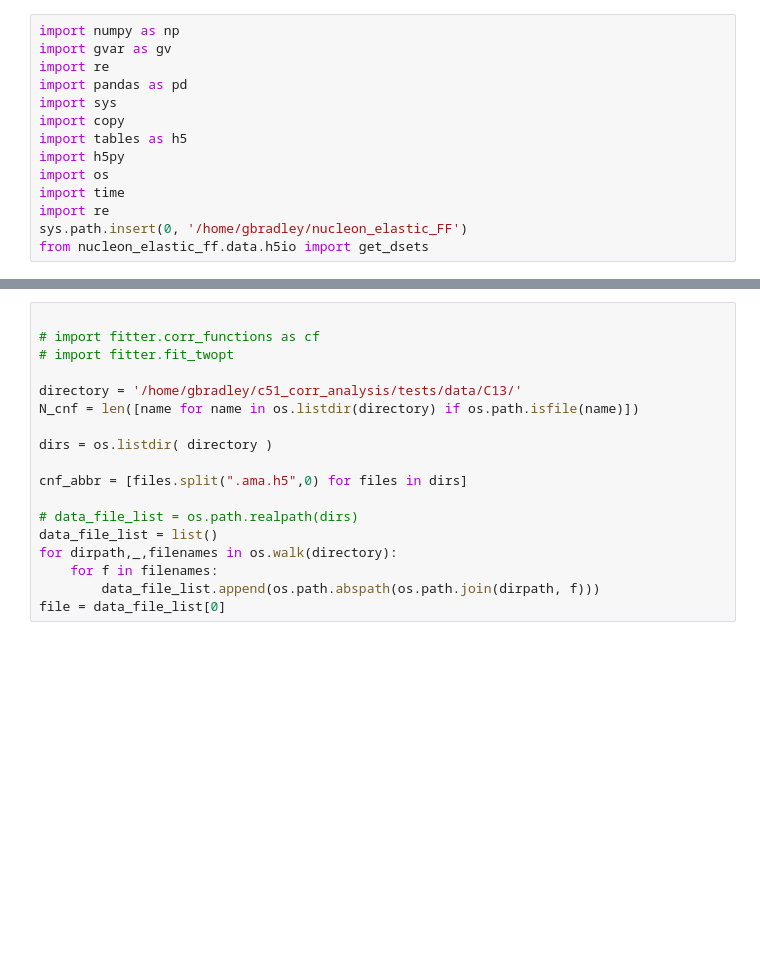
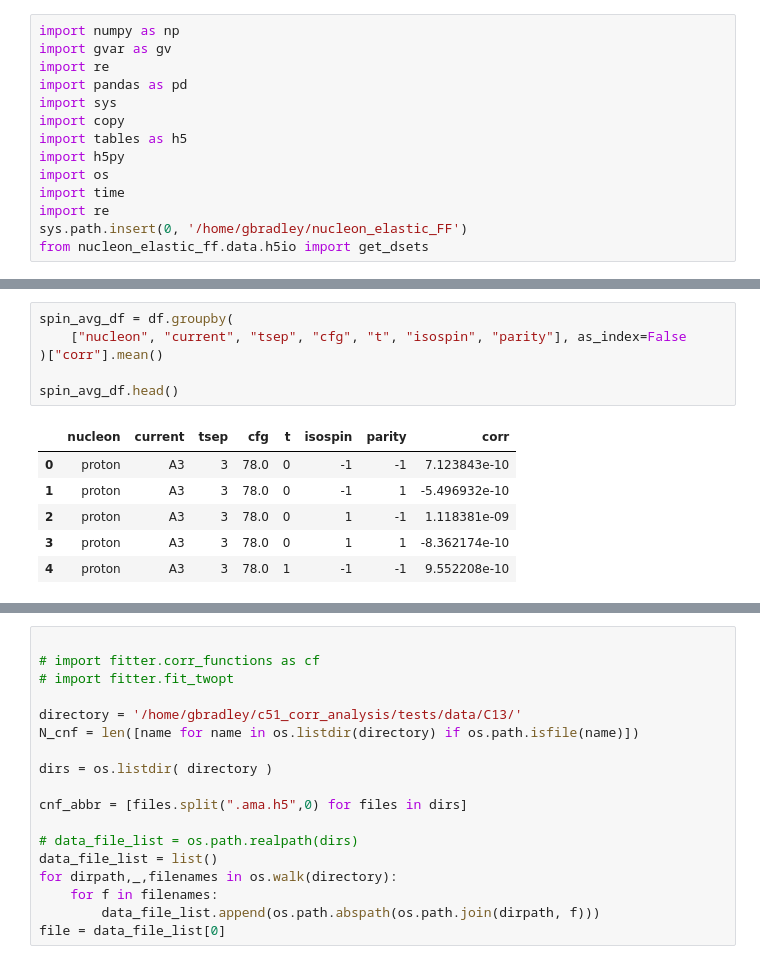
Before and after one commit to gb-lanl/c51_corr_analysis, a Jupyter notebook: src/fitter/lanl_data.ipynb, the cells around one changed output, grey strips where cells are left out. Drawn from its saved outputs; the diff is of its cells as text; blank space fills up the shorter version.

```diff
--- a/src/fitter/lanl_data.ipynb
+++ b/src/fitter/lanl_data.ipynb
@@ -14,0 +113,13 @@ from nucleon_elastic_ff.data.h5io import get_dsets
+# %%
+spin_avg_df = df.groupby(
+    ["nucleon", "current", "tsep", "cfg", "t", "isospin", "parity"], as_index=False
+)["corr"].mean()
+
+spin_avg_df.head()
+# %% [output]
+|  | nucleon | current | tsep | cfg | t | isospin | parity | corr |
+| 0 | proton | A3 | 3 | 78.0 | 0 | -1 | -1 | 7.123843e-10 |
+| 1 | proton | A3 | 3 | 78.0 | 0 | -1 | 1 | -5.496932e-10 |
+| 2 | proton | A3 | 3 | 78.0 | 0 | 1 | -1 | 1.118381e-09 |
+| 3 | proton | A3 | 3 | 78.0 | 0 | 1 | 1 | -8.362174e-10 |
+| 4 | proton | A3 | 3 | 78.0 | 1 | -1 | -1 | 9.552208e-10 |
```
Also changed, not shown: parts of 11 cells of this notebook, 6 other files.
